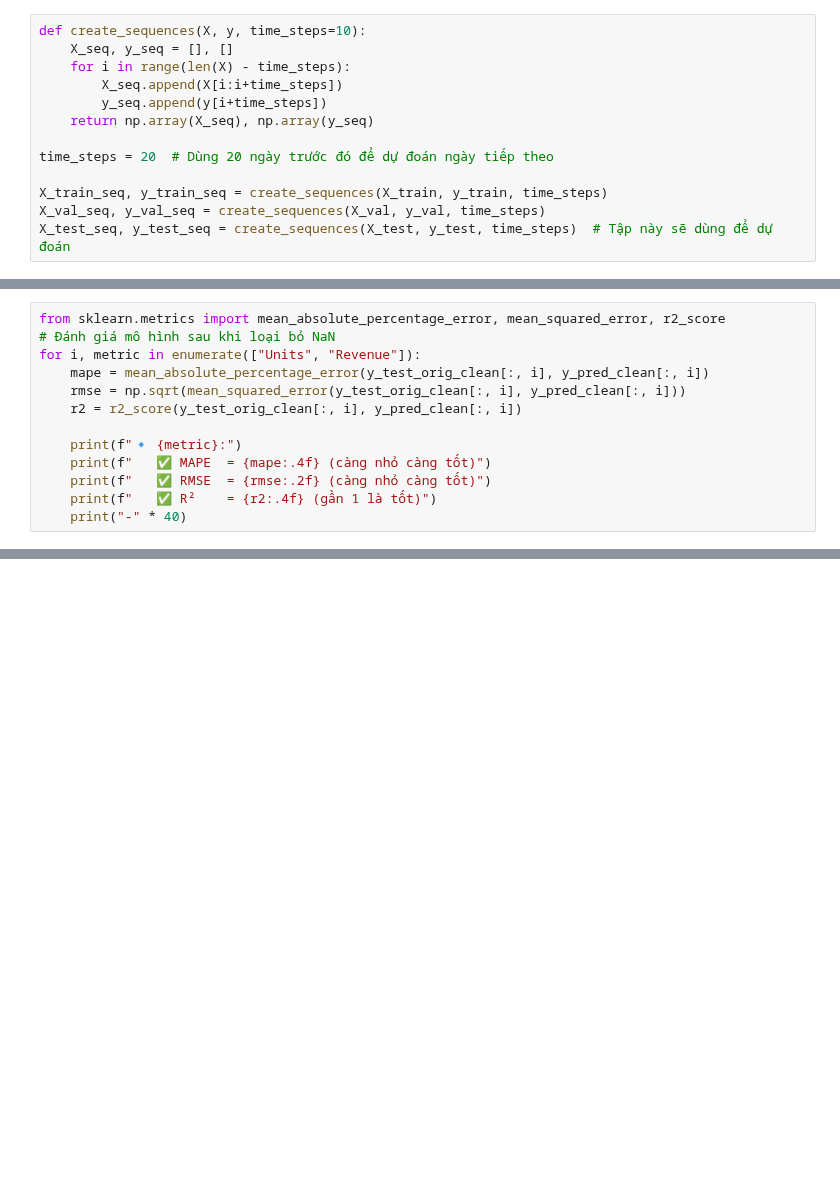
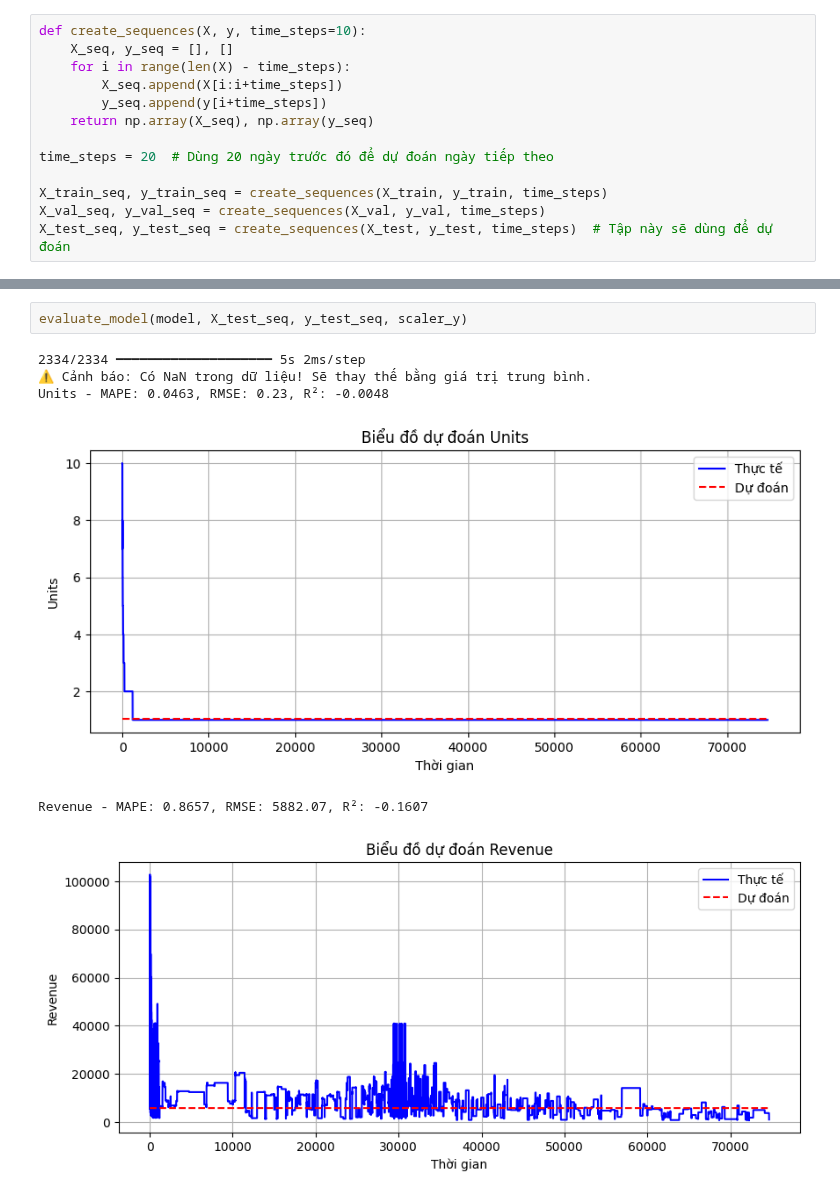
Before and after one commit to HaiAu2501/Try-Some-Models, a Jupyter notebook: source/LSTM1.ipynb, the cells around one changed output, grey strips where cells are left out. Cells and saved outputs as stored; diff of their text form; blank space fills up the shorter version.

```diff
--- a/source/LSTM1.ipynb
+++ b/source/LSTM1.ipynb
@@ -125,13 +153,0 @@ y_pred_clean = imputer.transform(y_pred)
-# %%
-from sklearn.metrics import mean_absolute_percentage_error, mean_squared_error, r2_score
-# Đánh giá mô hình sau khi loại bỏ NaN
-for i, metric in enumerate(["Units", "Revenue"]):
-    mape = mean_absolute_percentage_error(y_test_orig_clean[:, i], y_pred_clean[:, i])
-    rmse = np.sqrt(mean_squared_error(y_test_orig_clean[:, i], y_pred_clean[:, i]))
-    r2 = r2_score(y_test_orig_clean[:, i], y_pred_clean[:, i])
-
-    print(f"🔹 {metric}:")
-    print(f"   ✅ MAPE  = {mape:.4f} (càng nhỏ càng tốt)")
-    print(f"   ✅ RMSE  = {rmse:.2f} (càng nhỏ càng tốt)")
-    print(f"   ✅ R²    = {r2:.4f} (gần 1 là tốt)")
-    print("-" * 40)
@@ -171,0 +213,9 @@ plt.show()
+# %%
+evaluate_model(model, X_test_seq, y_test_seq, scaler_y)
+# %% [output]
+2334/2334 ━━━━━━━━━━━━━━━━━━━━ 5s 2ms/step
+⚠️ Cảnh báo: Có NaN trong dữ liệu! Sẽ thay thế bằng giá trị trung bình.
+Units - MAPE: 0.0463, RMSE: 0.23, R²: -0.0048
+[figure, added]
+Revenue - MAPE: 0.8657, RMSE: 5882.07, R²: -0.1607
+[figure, added]
```
Also changed, not shown: parts of 11 cells of this notebook, 1 other file.
